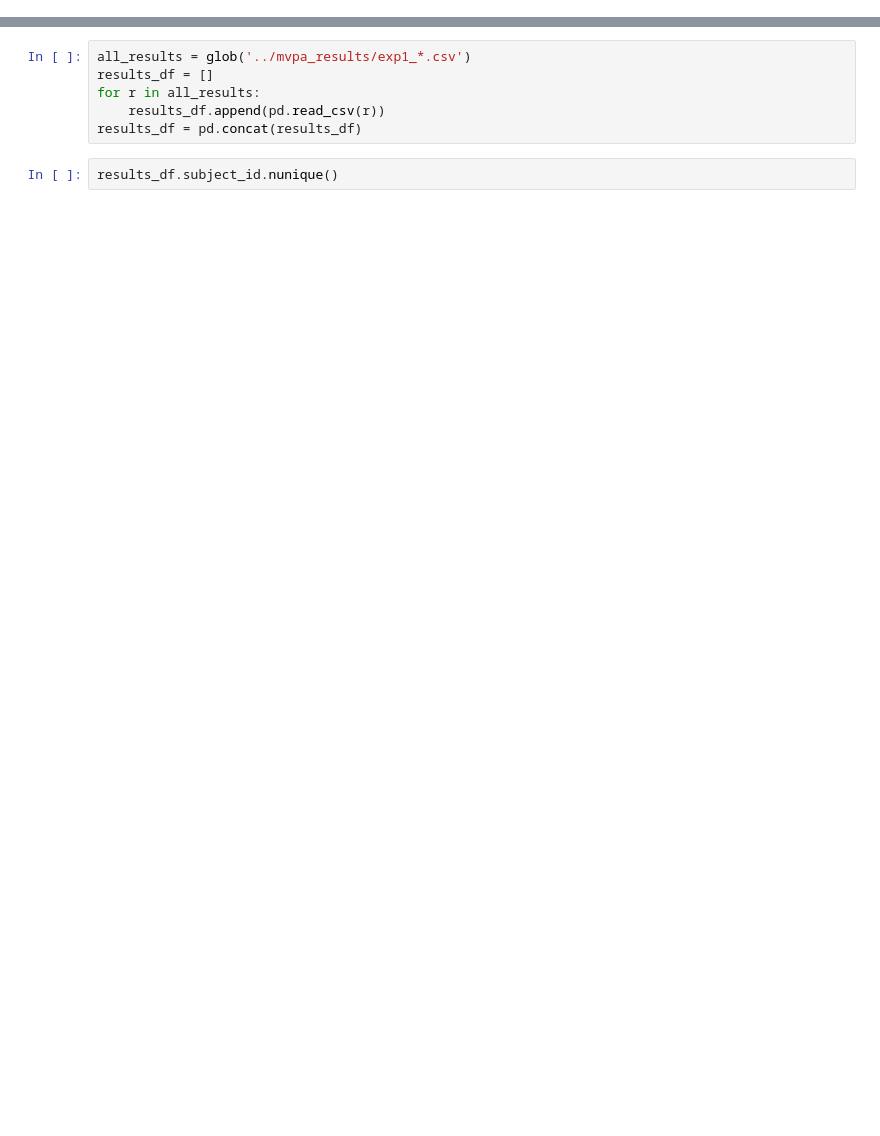
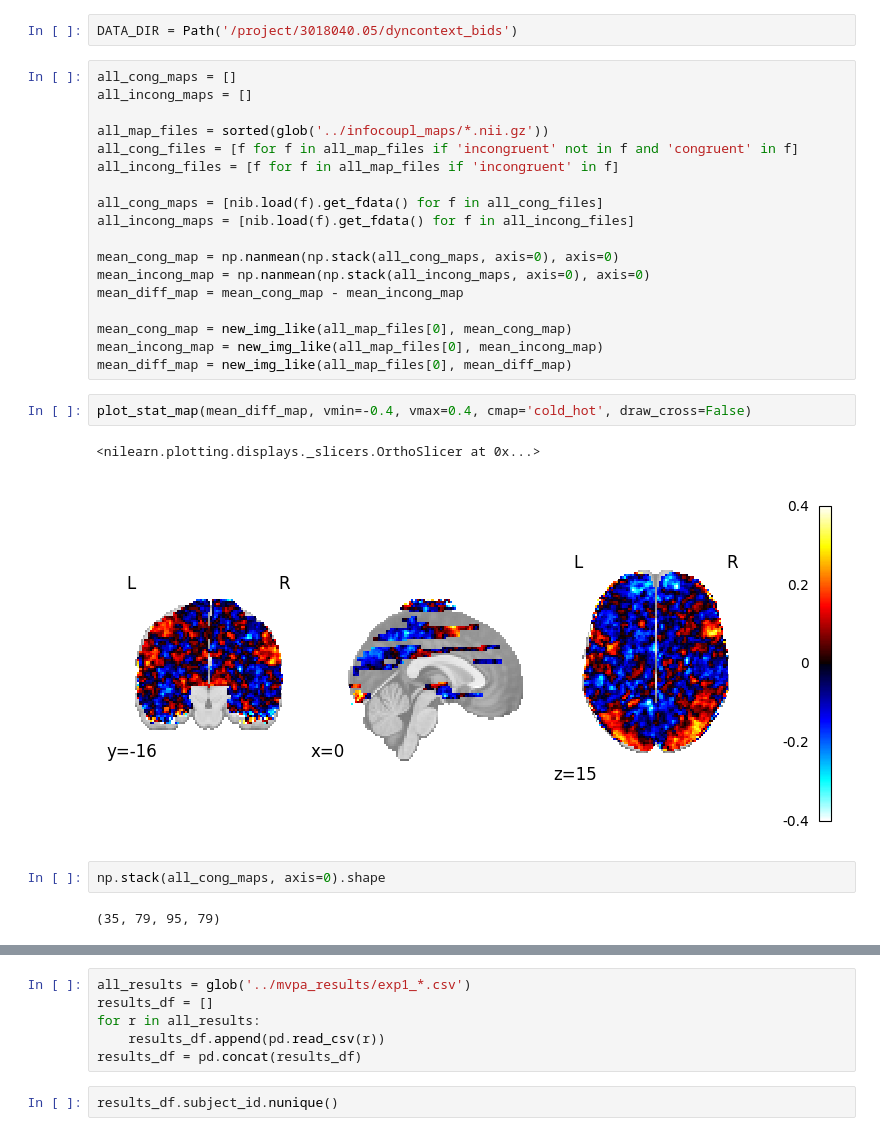
Before and after one commit to GAldegheri/dyncontext, a Jupyter notebook: notebooks/PlotResults.ipynb, the cells around one changed output, grey strips where cells are left out. Cells and saved outputs as stored; diff of their text form; blank space fills up the shorter version.

```diff
--- a/notebooks/PlotResults.ipynb
+++ b/notebooks/PlotResults.ipynb
@@ -5,0 +17,29 @@ from glob import glob
+# %%
+DATA_DIR = Path('/project/3018040.05/dyncontext_bids')
+# %%
+all_cong_maps = []
+all_incong_maps = []
+
+all_map_files = sorted(glob('../infocoupl_maps/*.nii.gz'))
+all_cong_files = [f for f in all_map_files if 'incongruent' not in f and 'congruent' in f]
+all_incong_files = [f for f in all_map_files if 'incongruent' in f]
+
+all_cong_maps = [nib.load(f).get_fdata() for f in all_cong_files]
+all_incong_maps = [nib.load(f).get_fdata() for f in all_incong_files]
+
+mean_cong_map = np.nanmean(np.stack(all_cong_maps, axis=0), axis=0)
+mean_incong_map = np.nanmean(np.stack(all_incong_maps, axis=0), axis=0)
+mean_diff_map = mean_cong_map - mean_incong_map
+
+mean_cong_map = new_img_like(all_map_files[0], mean_cong_map)
+mean_incong_map = new_img_like(all_map_files[0], mean_incong_map)
+mean_diff_map = new_img_like(all_map_files[0], mean_diff_map)
+# %%
+plot_stat_map(mean_diff_map, vmin=-0.4, vmax=0.4, cmap='cold_hot', draw_cross=False)
+# %% [output]
+<nilearn.plotting.displays._slicers.OrthoSlicer at 0x...>
+[figure, added]
+# %%
+np.stack(all_cong_maps, axis=0).shape
+# %% [output]
+(35, 79, 95, 79)
```
Also changed, not shown: parts of 21 cells of this notebook, 9 other files.
